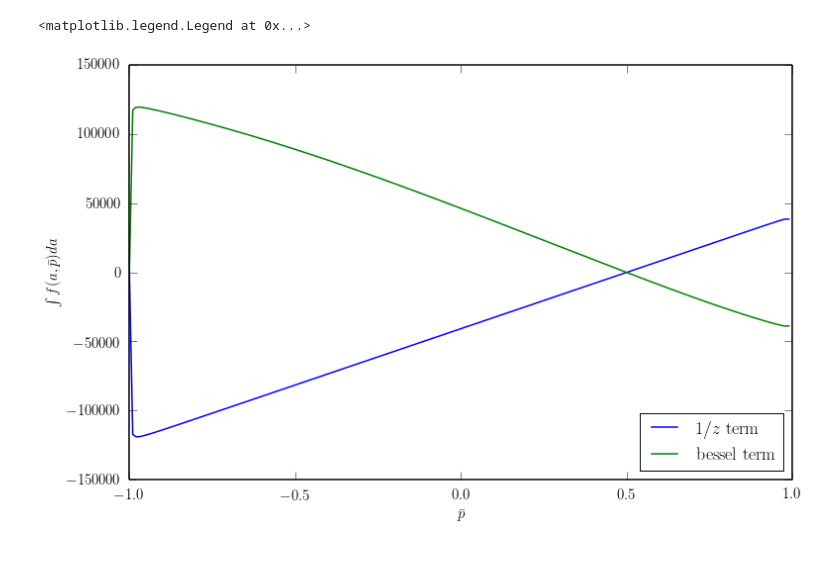
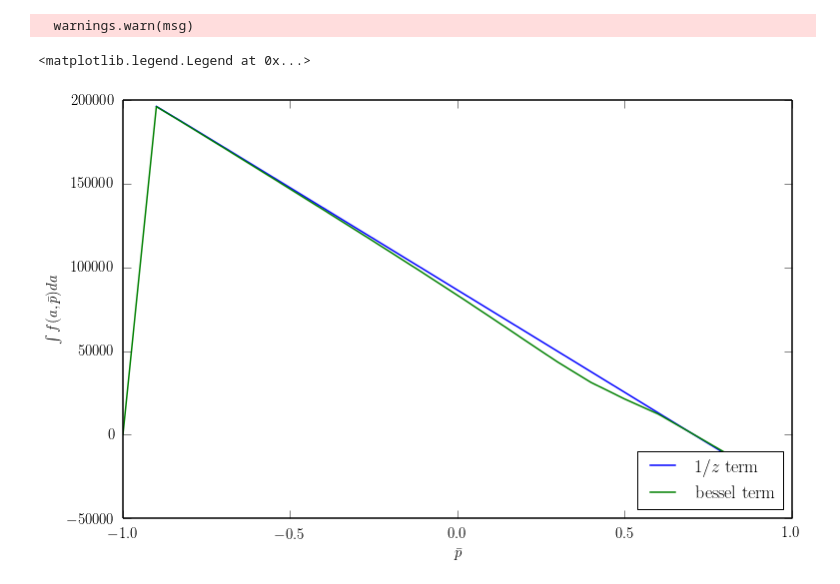
Before and after one commit to aapandy2/Spring_16, a Jupyter notebook: alpha12_algorithm_test.ipynb, the cells around one changed output. Cells and saved outputs as stored; diff of their text form; code cells hidden in the pictures; blank space fills up the shorter version.

```diff
--- a/alpha12_algorithm_test.ipynb
+++ b/alpha12_algorithm_test.ipynb
@@ -48,9 +48,9 @@ B       = 30.
 nu_c    = (e * B) / (2. * np.pi * m * c)
 omega_c = 2. * np.pi * nu_c
 
-nu    = 35. * nu_c
+nu    = 1. * nu_c
 omega = 2. * np.pi * nu
 
-nu_c_dexter = (3./2.) * theta_e**2. * nu_c #* np.sin(theta)
+nu_c_dexter = (3./2.) * theta_e**2. * nu_c * np.sin(theta)
 print nu / nu_c_dexter
 # %% [output]
@@ -175,17 +175,18 @@ def approx_sign(a):
     n = np.round(a)
     ans = (-1.)**(n % 2)
     return ans
-def a_integrator(p_bar):
+
+def a_integrator(p_bar, nu):
 
     #for p_bar = -1, 1, a_min goes to infinity
-    if(np.isinf(a_min(p_bar)) == True):
+    if(np.isinf(a_min(p_bar, nu)) == True):
         return 0.
 
     #width of range around poles for CPV integrator
     width = 0.01
 
     #starting point for first QUAD integral; should start after pole
-    start = np.int(a_min(p_bar) + 1.) + width
+    start = np.int(a_min(p_bar, nu) + 1.) + width
     #ending point for first QUAD integral; should stop short of pole
     end   = start + (1. - 2. * width)
 
@@ -200,14 +201,14 @@ def a_integrator(p_bar):
     #integrator quits once the absolute value of the most recent
     # contribution to the integral divided by the total answer
     # is smaller than tolerance
-    tolerance = 1e-7
+    tolerance = 1e-5
 
     #CASE 1: a_min < start - 2 * width; we have to integrate a region without
     #        poles from a_min to start - 2 * width and then integrate the pole
     #        -containing region from start - 2 * width to start + 2 * width.
-    if(a_min(p_bar) < start - 2. * width):
-        initial_nopoles = quad(lambda a: integrand_poles(a, p_bar), a_min(p_bar), start - 2. * width)
-        initial_poles   = quad(lambda a: integrand_nopoles(a, p_bar)/np.pi * approx_sign(a),
+    if(a_min(p_bar, nu) < start - 2. * width):
+        initial_nopoles = quad(lambda a: integrand_poles(a, p_bar, nu), a_min(p_bar, nu), start - 2. * width)
+        initial_poles   = quad(lambda a: integrand_nopoles(a, p_bar, nu)/np.pi * approx_sign(a),
                                start - 2. * width, start, weight='cauchy', wvar=np.round(start))
         initial_contribution = initial_nopoles[0] + initial_poles[0]
 
@@ -221,9 +222,9 @@ def a_integrator(p_bar):
 
     #CASE 2: a_min > start - 2 * width; we have to integrate a region with a pole
     #        first from a_min to start.
-    if(a_min(p_bar) > start - 2. * width):
-        initial_poles = quad(lambda a: integrand_nopoles(a, p_bar)/np.pi * approx_sign(a),
-                             a_min(p_bar), start, weight='cauchy', wvar=np.round(a_min(p_bar)))
+    if(a_min(p_bar, nu) > start - 2. * width):
+        initial_poles = quad(lambda a: integrand_nopoles(a, p_bar, nu)/np.pi * approx_sign(a),
+                             a_min(p_bar, nu), start, weight='cauchy', wvar=np.round(a_min(p_bar, nu)))
 
         #CASE 2a: if initial_poles is 0, ans = initial_poles = 0 and the while loop below
         #         throws a divide-by-zero error.  Set ans to a negligible nonzero value
@@ -234,8 +235,8 @@ def a_integrator(p_bar):
         initial_contribution = initial_poles[0]
 
     while(i == 0 or np.abs(contrib/ans) > tolerance):
-        between_poles = quad(lambda a: integrand_poles(a, p_bar), start + i, end + i)
-        poles         = quad(lambda a: integrand_nopoles(a, p_bar)/np.pi * approx_sign(a),
+        between_poles = quad(lambda a: integrand_poles(a, p_bar, nu), start + i, end + i)
+        poles         = quad(lambda a: integrand_nopoles(a, p_bar, nu)/np.pi * approx_sign(a),
                              end + i, end + 2. * width + i, weight='cauchy', wvar=np.round(end + width + i))
         i = i + 1.
 
@@ -246,8 +247,12 @@ def a_integrator(p_bar):
     return ans + initial_contribution
 # %%
 # a integral for 1/z term integrand
-def other_term_a_integrator(p_bar):
-    integral_ans = quad(lambda a: integrand_other_term(a, p_bar), a_min(p_bar), np.inf)
+def other_term_a_integrator(p_bar, nu):
+
+    integral_ans = quad(lambda a: integrand_other_term(a, p_bar, nu), a_min(p_bar, nu), np.inf)
+
+#    print integral_ans
+
     return integral_ans[0]
 # %%
 #FINAL ANSWER (without constant prefactor)
@@ -275,11 +355,12 @@ alpha_12 final answer:       -77697.6850841
 # %%
 #plots of the two terms integrated over a
-p_bar = np.arange(-1., 1., 0.01)
+p_bar = np.arange(-1., 1., 0.1)
 pl.plot(p_bar, np.vectorize(other_term_a_integrator)(p_bar), label='$1/z\\mathrm{~term}$')
 pl.plot(p_bar, np.vectorize(a_integrator)(p_bar), label='$\\mathrm{bessel~term}$')
 pl.xlabel('$\\bar{p}$')
 pl.ylabel('$\\int f(a, \\bar{p}) da$')
 pl.legend(loc='lower right')
 # %% [output]
-<matplotlib.legend.Legend at 0x...>
+  warnings.warn(msg)
+<matplotlib.legend.Legend at 0x...>
-[figure, old version]
+[figure, new version]
```
Also changed, not shown: parts of 8 cells of this notebook.
